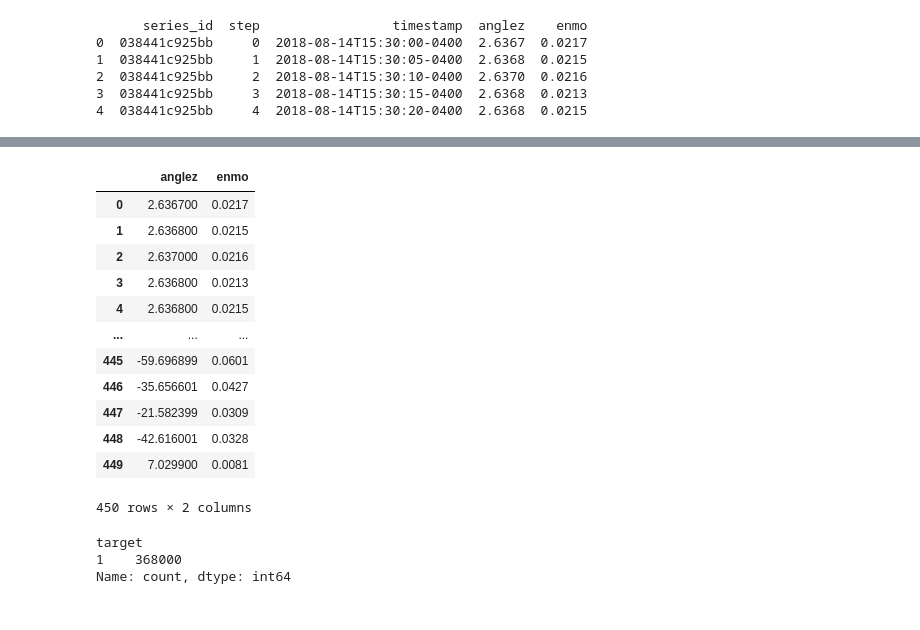
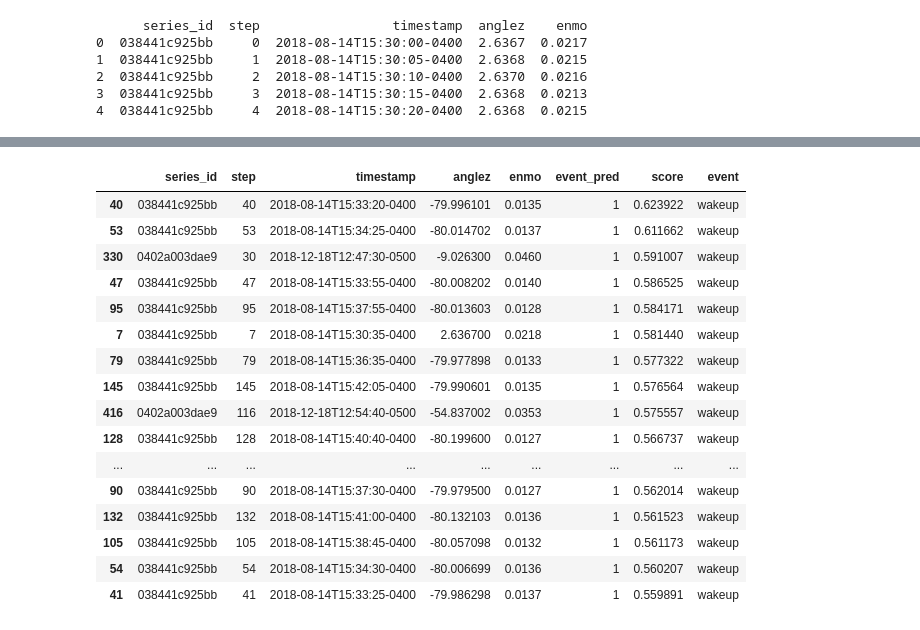
Before and after one commit to LeaMyl/Project_Sleep_States, a Jupyter notebook: code.ipynb, the cells around one changed output, grey strips where cells are left out. Drawn from its saved outputs; the diff is of its cells as text; code cells hidden in the pictures.

```diff
--- a/code.ipynb
+++ b/code.ipynb
@@ -114,18 +114,0 @@ print(test_series.head())
-# %%
-# Seleccionar las mismas características que usaste para entrenar
-X_test = test_series[["anglez", "enmo"]]
-X_test
-# %% [output]
-|  | anglez | enmo |
-| 0 | 2.636700 | 0.0217 |
-| 1 | 2.636800 | 0.0215 |
-| 2 | 2.637000 | 0.0216 |
-| 3 | 2.636800 | 0.0213 |
-| 4 | 2.636800 | 0.0215 |
-| ... | ... | ... |
-| 445 | -59.696899 | 0.0601 |
-| 446 | -35.656601 | 0.0427 |
-| 447 | -21.582399 | 0.0309 |
-| 448 | -42.616001 | 0.0328 |
-| 449 | 7.029900 | 0.0081 |
-450 rows × 2 columns
@@ -137,6 +114,0 @@ events_detected = test_series[test_series["predictions"] == 1].copy()
-# %%
-print(pd.Series(y_train).value_counts())
-# %% [output]
-target
-1    368000
-Name: count, dtype: int64
@@ -156,0 +126,20 @@ print("Archivo submission.csv guardado.")
+# %%
+test_series.sort_values(by="score", ascending=False).head(20)
+# %% [output]
+|  | series_id | step | timestamp | anglez | enmo | event_pred | score | event |
+| 40 | 038441c925bb | 40 | 2018-08-14T15:33:20-0400 | -79.996101 | 0.0135 | 1 | 0.623922 | wakeup |
+| 53 | 038441c925bb | 53 | 2018-08-14T15:34:25-0400 | -80.014702 | 0.0137 | 1 | 0.611662 | wakeup |
+| 330 | 0402a003dae9 | 30 | 2018-12-18T12:47:30-0500 | -9.026300 | 0.0460 | 1 | 0.591007 | wakeup |
+| 47 | 038441c925bb | 47 | 2018-08-14T15:33:55-0400 | -80.008202 | 0.0140 | 1 | 0.586525 | wakeup |
+| 95 | 038441c925bb | 95 | 2018-08-14T15:37:55-0400 | -80.013603 | 0.0128 | 1 | 0.584171 | wakeup |
+| 7 | 038441c925bb | 7 | 2018-08-14T15:30:35-0400 | 2.636700 | 0.0218 | 1 | 0.581440 | wakeup |
+| 79 | 038441c925bb | 79 | 2018-08-14T15:36:35-0400 | -79.977898 | 0.0133 | 1 | 0.577322 | wakeup |
+| 145 | 038441c925bb | 145 | 2018-08-14T15:42:05-0400 | -79.990601 | 0.0135 | 1 | 0.576564 | wakeup |
+| 416 | 0402a003dae9 | 116 | 2018-12-18T12:54:40-0500 | -54.837002 | 0.0353 | 1 | 0.575557 | wakeup |
+| 128 | 038441c925bb | 128 | 2018-08-14T15:40:40-0400 | -80.199600 | 0.0127 | 1 | 0.566737 | wakeup |
+| ... | ... | ... | ... | ... | ... | ... | ... | ... |
+| 90 | 038441c925bb | 90 | 2018-08-14T15:37:30-0400 | -79.979500 | 0.0127 | 1 | 0.562014 | wakeup |
+| 132 | 038441c925bb | 132 | 2018-08-14T15:41:00-0400 | -80.132103 | 0.0136 | 1 | 0.561523 | wakeup |
+| 105 | 038441c925bb | 105 | 2018-08-14T15:38:45-0400 | -80.057098 | 0.0132 | 1 | 0.561173 | wakeup |
+| 54 | 038441c925bb | 54 | 2018-08-14T15:34:30-0400 | -80.006699 | 0.0136 | 1 | 0.560207 | wakeup |
+| 41 | 038441c925bb | 41 | 2018-08-14T15:33:25-0400 | -79.986298 | 0.0137 | 1 | 0.559891 | wakeup |
```
Also changed, not shown: parts of 22 cells of this notebook, 1 other file.
